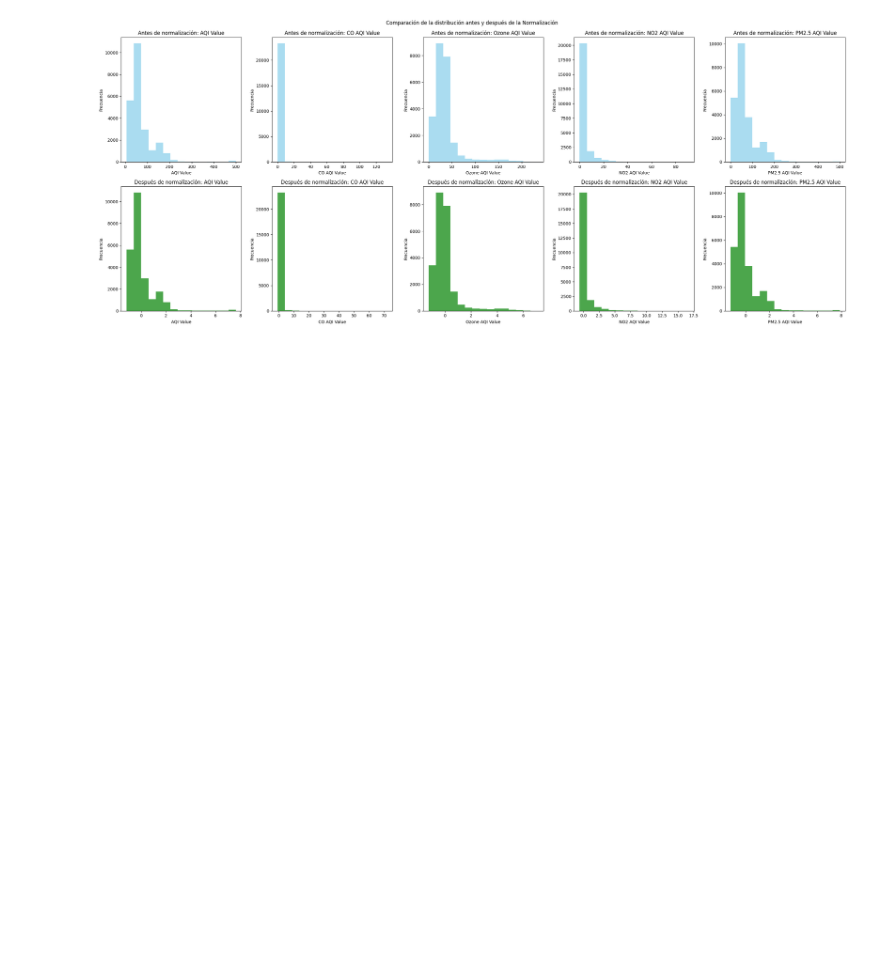
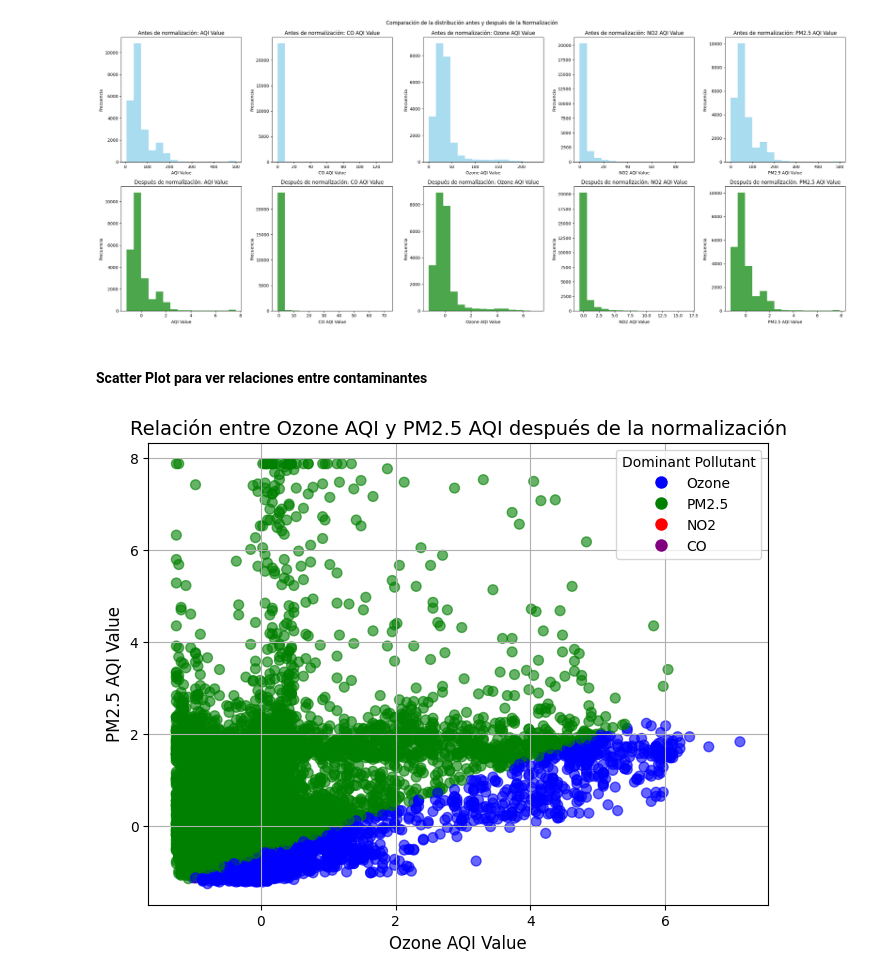
Before and after one commit to Vikktor93/global-air-pollution, a Jupyter notebook: notebooks/003_Transformacion_de_Datos.ipynb, the cells around one changed output. Saved outputs shown, nothing was run; the diff lists cells and outputs as text; code cells hidden in the pictures; blank space fills up the shorter version.

Commit message:
Se agrega Scatter Plot entre Ozone AQI y PM2.5 AQI

```diff
--- a/notebooks/003_Transformacion_de_Datos.ipynb
+++ b/notebooks/003_Transformacion_de_Datos.ipynb
@@ -141,3 +142,29 @@ plt.suptitle("Comparación de la distribución antes y después de la Normalizac
 plt.show()
 # %% [output]
 [figure]
+# %% [markdown]
+#### Scatter Plot para ver relaciones entre contaminantes
+# %%
+# Selección de colores basados en la columna 'Dominant_Pollutant'
+colors = {'Ozone': 'blue', 'PM2.5': 'green', 'NO2': 'red', 'CO': 'purple'}
+
+# Scatter plot con dos colores basados en 'Dominant_Pollutant'
+plt.figure(figsize=(8, 6))
+scatter = plt.scatter(df['Ozone AQI Value'], df['PM2.5 AQI Value'],
+                      c=df['Dominant_Pollutant'].map(colors), alpha=0.6, s=50)
+
+plt.title("Relación entre Ozone AQI y PM2.5 AQI después de la normalización", fontsize=14)
+plt.xlabel("Ozone AQI Value", fontsize=12)
+plt.ylabel("PM2.5 AQI Value", fontsize=12)
+
+# Grilla
+plt.grid(True)
+
+# Leyenda para el color de los puntos
+legenda = [Line2D([0], [0], marker='o', color='w', markerfacecolor=color, markersize=10,
+                          label=label) for label, color in colors.items()]
+plt.legend(handles=legenda, title="Dominant Pollutant")
+
+plt.show()
+# %% [output]
+[figure, added]
```
Also changed, not shown: parts of 1 cell of this notebook.
